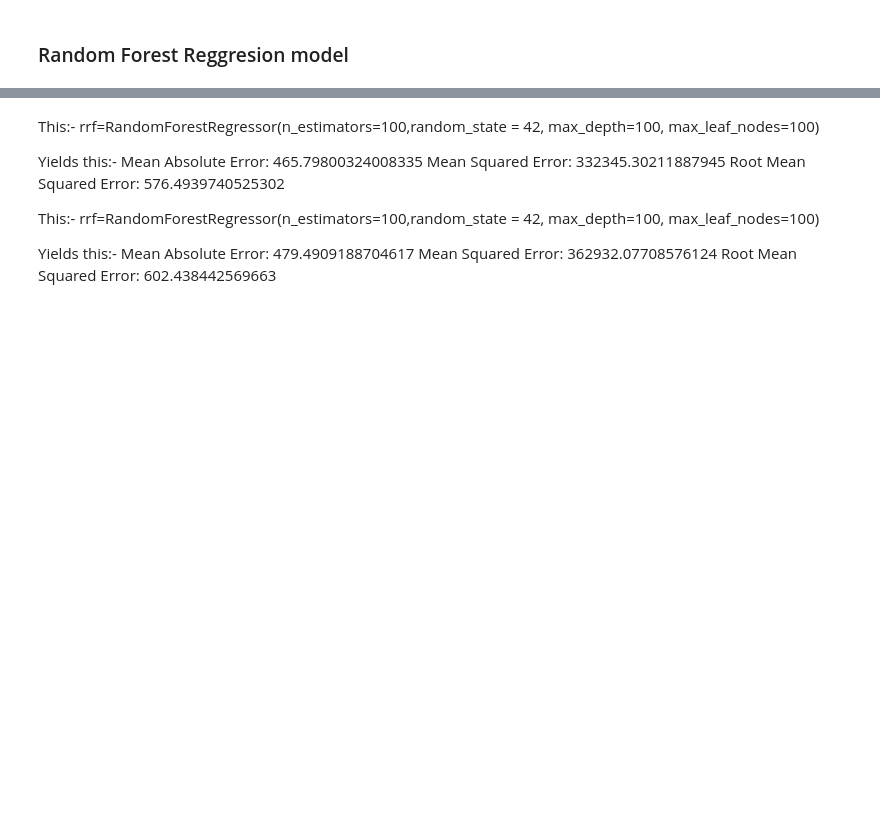
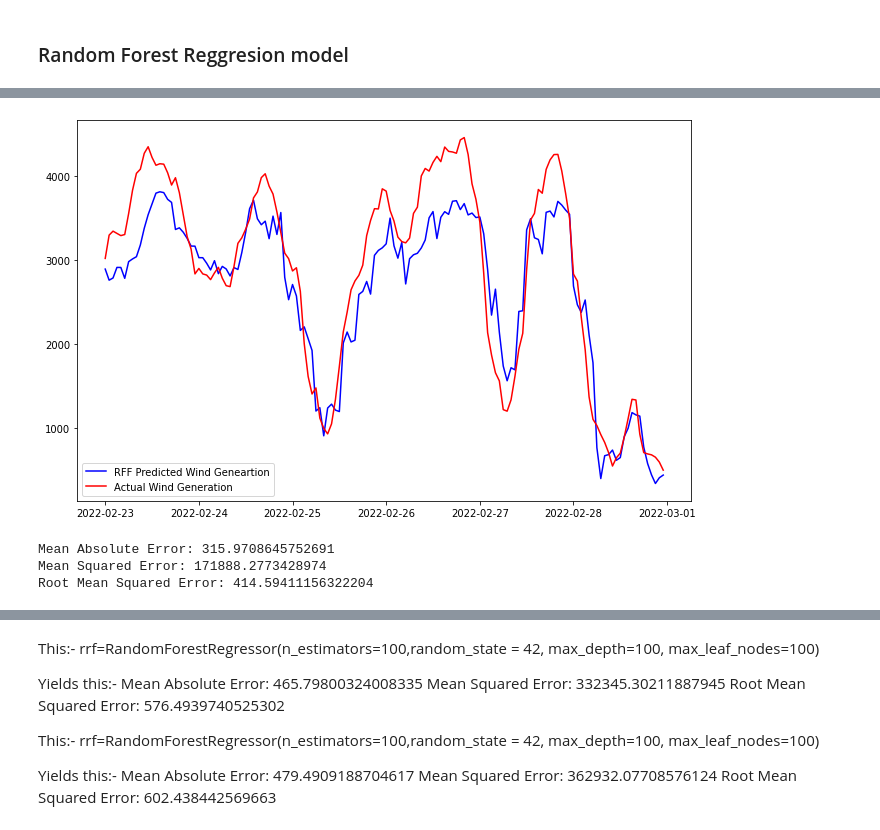
Before and after one commit to kevinTheQuigley/chargeTimeAnalytics, a Jupyter notebook: ChargeTimeMLFinal.ipynb, the cells around one changed output, grey strips where cells are left out. Cells and saved outputs as stored; diff of their text form; code cells hidden in the pictures; blank space fills up the shorter version.

```diff
--- a/ChargeTimeMLFinal.ipynb
+++ b/ChargeTimeMLFinal.ipynb
@@ -180,18 +180,19 @@ valid_transformed[predCol]=valid_transformed[predCol]*train_std[predCol]+train_m
 test_transformed[predCol]=test_transformed[predCol]*train_std[predCol]+train_mean[predCol]
 
 # Re-setting the names of the columns
-train_transformed
-valid_transformed
+
 testSet=test_transformed
 
 
 y_trainWind = trainSet['ActualWind']
 y_validWind = validSet['ActualWind']
 
+#Adding date
+trainSet['date2'] = trainDate
+validSet['date2'] = validDate
+testSet['date2'] = testDate
 
 y_testWind = testSet[predCol]
-X_train = trainSet
-X_valid = validSet
 # %% [markdown]
 ## Dataframe Generation  <a name="dfs"></a>
 # %%
@@ -223,23 +241,30 @@ KeyboardInterrupt:
 # %%
 y_predRRFAll=rrfAll.predict(X_validAll)
+y_valid = validSet[predCol]
 import matplotlib.pyplot as plt
 from matplotlib.pyplot import figure
 
-plt.plot(X_valid['date2'][-6*24:],y_predRRFAll[-6*24:],color = 'blue',label = 'RFF Predicted Wind Geneartion')
-plt.plot(X_valid['date2'][-6*24:],y_valid[-6*24:],color = 'red',label = 'Actual Wind Generation')
+plt.plot(validSet['date2'][-6*24:],y_predRRFAll[-6*24:],color = 'blue',label = 'RFF Predicted Wind Geneartion')
+plt.plot(validSet['date2'][-6*24:],y_valid[-6*24:],color = 'red',label = 'Actual Wind Generation')
 plt
 fig = plt.gcf()
 plt.legend()
 #plt.size(7,7)
 fig.set_size_inches(11, 7)
 
 fig.savefig('MLImages/rForestForecast2.png', dpi=100)
+# %% [output]
+[figure, added]
 # %%
 from sklearn import metrics
 
 print('Mean Absolute Error:', metrics.mean_absolute_error(y_valid, y_predRRFAll))
 print('Mean Squared Error:', metrics.mean_squared_error(y_valid, y_predRRFAll))
 print('Root Mean Squared Error:', np.sqrt(metrics.mean_squared_error(y_valid, y_predRRFAll)))
+# %% [output]
+Mean Absolute Error: 315.9708645752691
+Mean Squared Error: 171888.2773428974
+Root Mean Squared Error: 414.59411156322204
 # %%
 plt.barh(X_validAll.columns, rrfAll.feature_importances_)
 plt.title("Random Forest Example Feature Importantences")
```
Also changed, not shown: parts of 90 cells of this notebook.
